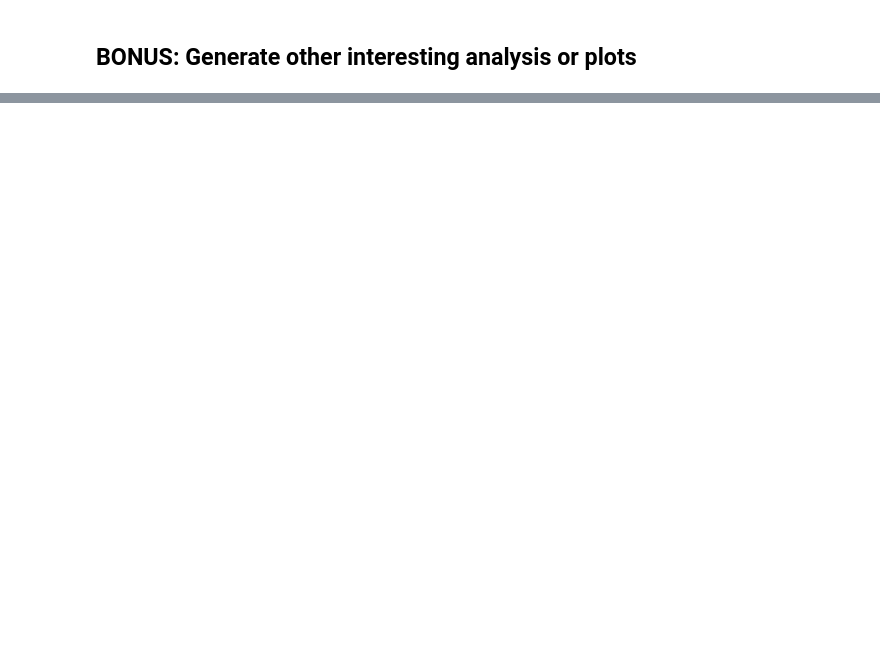
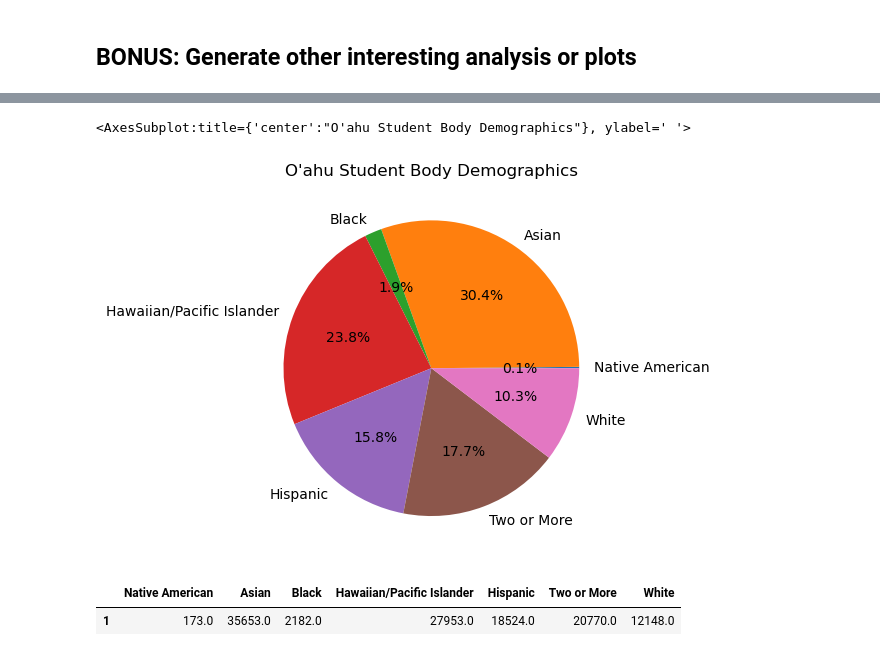
Before and after one commit to redtea3930/US_School_Analysis, a Jupyter notebook: public_school_analysis.ipynb, the cells around one changed output, grey strips where cells are left out. Saved outputs shown, nothing was run; the diff lists cells and outputs as text; code cells hidden in the pictures; blank space fills up the shorter version.

```diff
--- a/public_school_analysis.ipynb
+++ b/public_school_analysis.ipynb
@@ -461,0 +577,22 @@ hi_schools['student_teacher_ratio'].mean()
+# %%
+# pie chart of demographic composition of HI schools
+oahu_school_demos = pd.DataFrame(
+    {'Native American' : oahu_schools['native'].sum(),
+     'Asian' : oahu_schools['asian'].sum(),
+     'Black' : oahu_schools['black'].sum(),
+     'Hawaiian/Pacific Islander' : oahu_schools['pacific'].sum(),
+     'Hispanic' : oahu_schools['hispanic'].sum(),
+     'Two or More' : oahu_schools['multi'].sum(),
+     'White' : oahu_schools['white'].sum(),
+    },
+     index = [1]
+)
+oahu_school_demos.iloc[0].plot(kind='pie', title='O\'ahu Student Body Demographics',autopct="%.1f%%", ylabel = ' ')
+# %% [output]
+<AxesSubplot:title={'center':"O'ahu Student Body Demographics"}, ylabel=' '>
+[figure, added]
+# %%
+oahu_school_demos
+# %% [output]
+|  | Native American | Asian | Black | Hawaiian/Pacific Islander | Hispanic | Two or More | White |
+| 1 | 173.0 | 35653.0 | 2182.0 | 27953.0 | 18524.0 | 20770.0 | 12148.0 |
```
Also changed, not shown: parts of 18 cells of this notebook.
